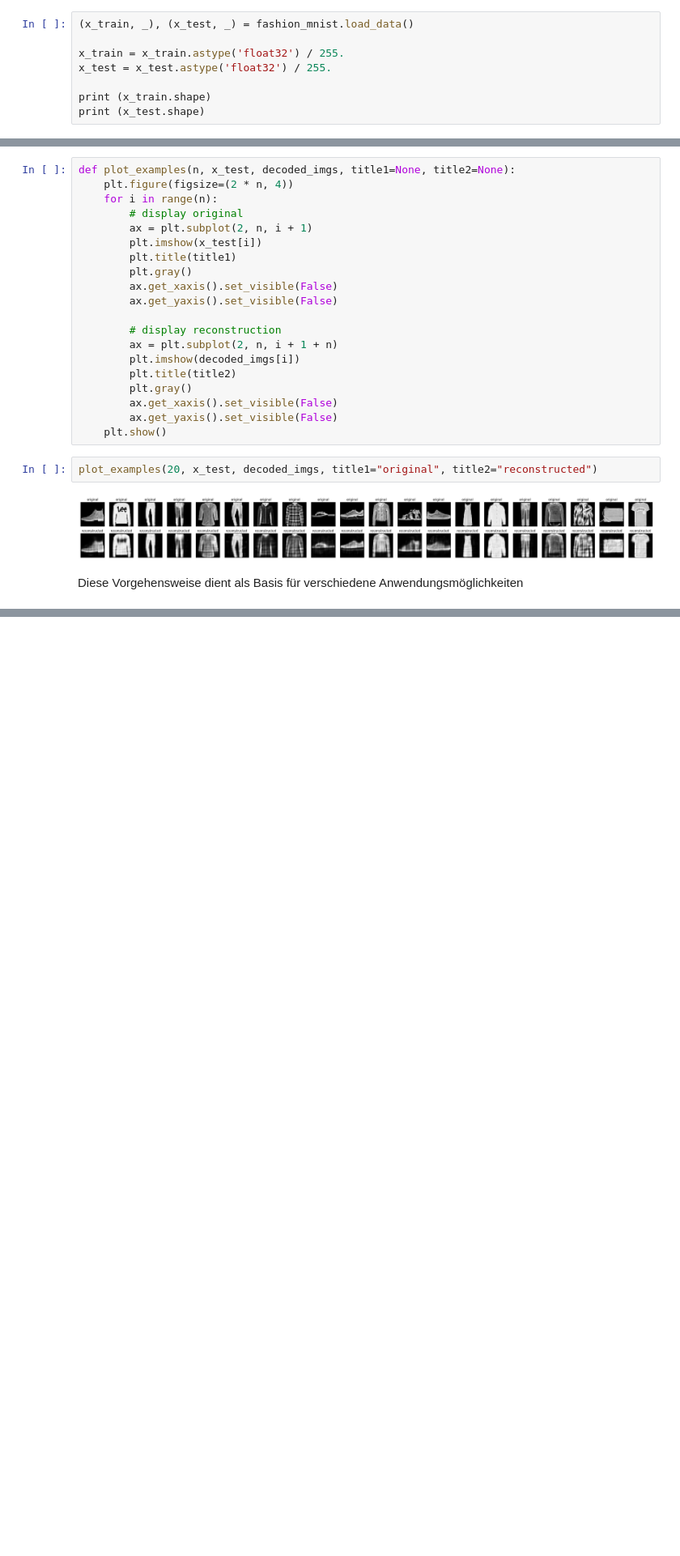
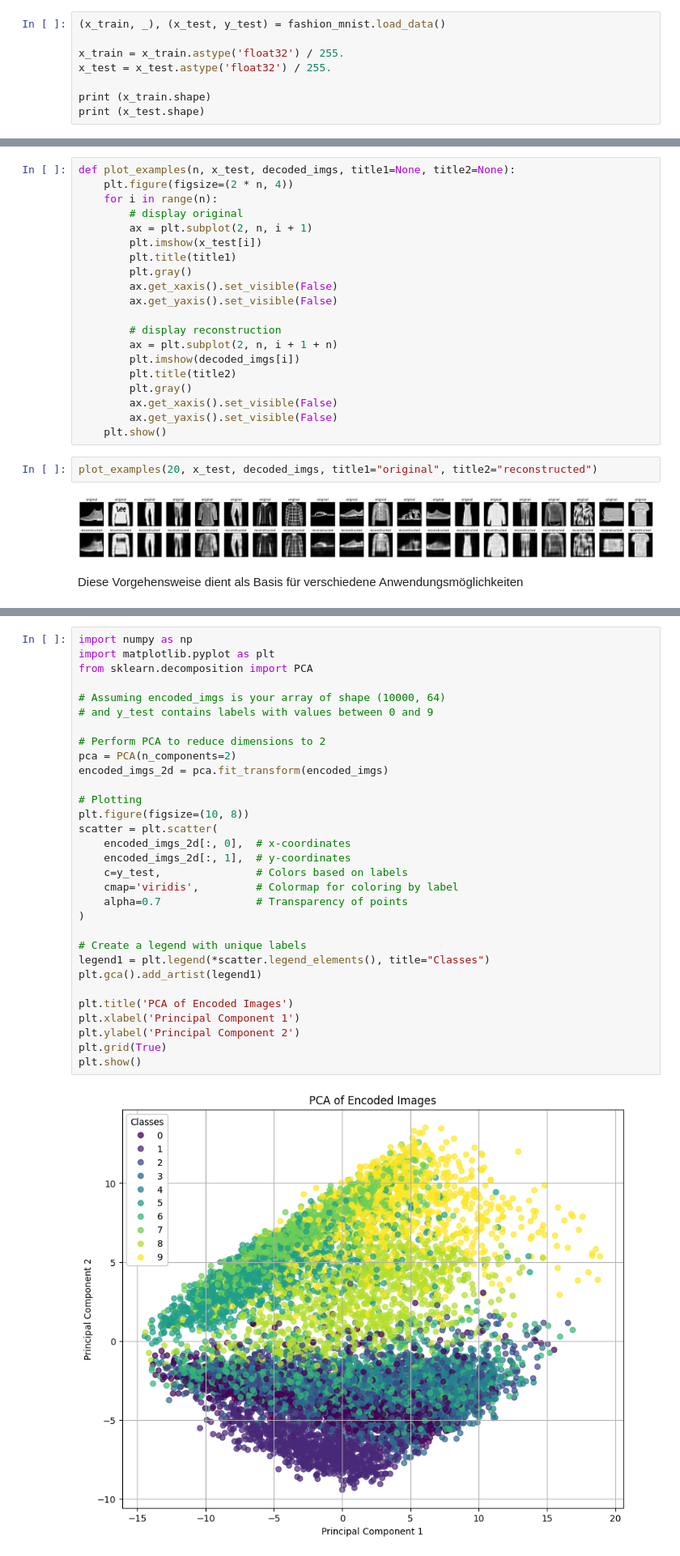
Before and after one commit to PBongartz/GfU_S1912, a Jupyter notebook: Vorschau/07_basic_autoencoder.ipynb, the cells around one changed output, grey strips where cells are left out. Shown at 81% size. Drawn from its saved outputs; the diff is of its cells as text; blank space fills up the shorter version.

Commit message:
autoencoder mit visualisierung

```diff
--- a/Vorschau/07_basic_autoencoder.ipynb
+++ b/Vorschau/07_basic_autoencoder.ipynb
@@ -23,7 +20,7 @@ from tensorflow.keras.models import Model
 # %% [markdown]
 ## Dataset laden
 # %%
-(x_train, _), (x_test, _) = fashion_mnist.load_data()
+(x_train, _), (x_test, y_test) = fashion_mnist.load_data()
 
 x_train = x_train.astype('float32') / 255.
 x_test = x_test.astype('float32') / 255.
@@ -132,0 +136,33 @@ Diese Vorgehensweise dient als Basis für verschiedene Anwendungsmöglichkeiten
+# %%
+import numpy as np
+import matplotlib.pyplot as plt
+from sklearn.decomposition import PCA
+
+# Assuming encoded_imgs is your array of shape (10000, 64)
+# and y_test contains labels with values between 0 and 9
+
+# Perform PCA to reduce dimensions to 2
+pca = PCA(n_components=2)
+encoded_imgs_2d = pca.fit_transform(encoded_imgs)
+
+# Plotting
+plt.figure(figsize=(10, 8))
+scatter = plt.scatter(
+    encoded_imgs_2d[:, 0],  # x-coordinates
+    encoded_imgs_2d[:, 1],  # y-coordinates
+    c=y_test,               # Colors based on labels
+    cmap='viridis',         # Colormap for coloring by label
+    alpha=0.7               # Transparency of points
+)
+
+# Create a legend with unique labels
+legend1 = plt.legend(*scatter.legend_elements(), title="Classes")
+plt.gca().add_artist(legend1)
+
+plt.title('PCA of Encoded Images')
+plt.xlabel('Principal Component 1')
+plt.ylabel('Principal Component 2')
+plt.grid(True)
+plt.show()
+# %% [output]
+[figure, added]
```
Also changed, not shown: parts of 7 cells of this notebook.
